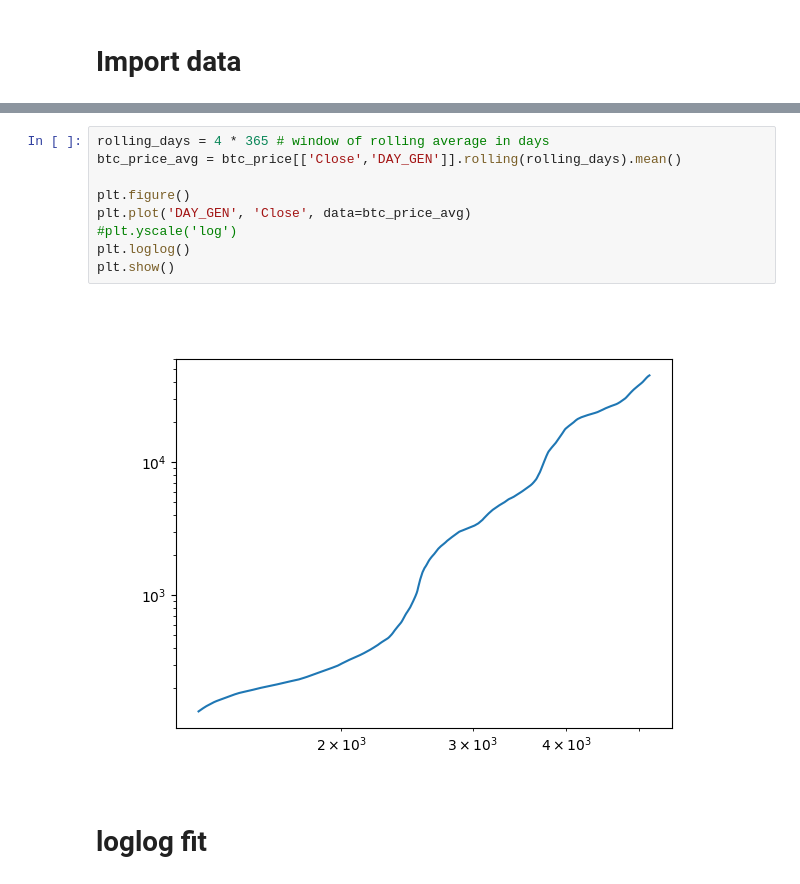
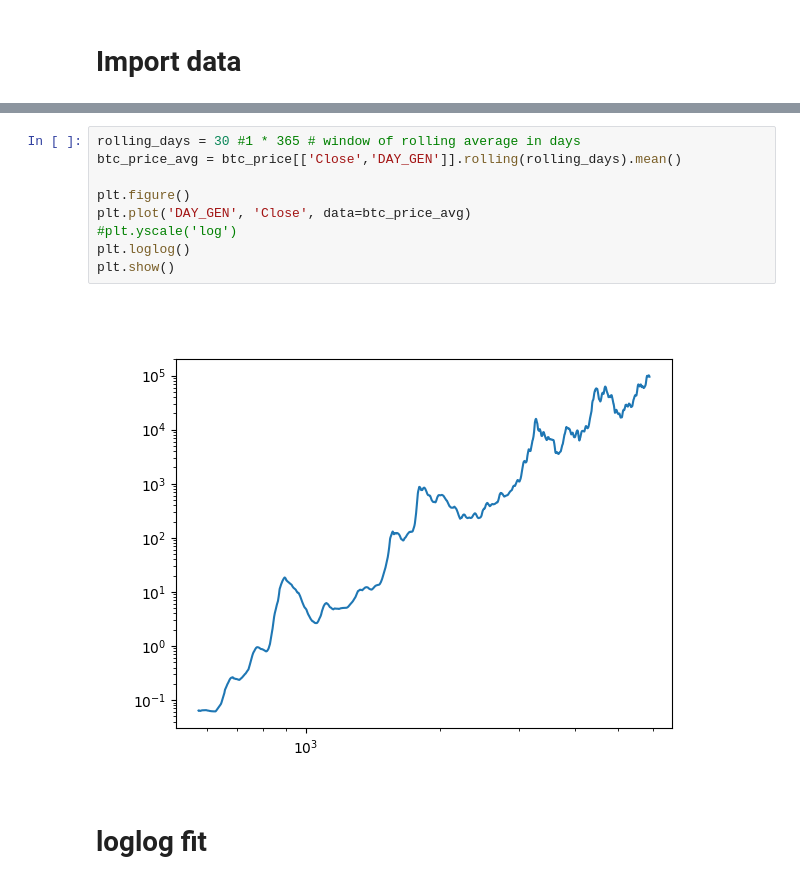
Before and after one commit to tristanbouchet/BTC-price-predict, a Jupyter notebook: btc_fit.ipynb, the cells around one changed output, grey strips where cells are left out. Cells and saved outputs as stored; diff of their text form.

```diff
--- a/btc_fit.ipynb
+++ b/btc_fit.ipynb
@@ -56,14 +58,14 @@ btc_price
 # %%
-rolling_days = 4 * 365 # window of rolling average in days
+rolling_days = 30 #1 * 365 # window of rolling average in days
 btc_price_avg = btc_price[['Close','DAY_GEN']].rolling(rolling_days).mean()
 
 plt.figure()
 plt.plot('DAY_GEN', 'Close', data=btc_price_avg)
 #plt.yscale('log')
 plt.loglog()
 plt.show()
 # %% [output]
-[figure, old version]
+[figure, new version]
 # %% [markdown]
 # loglog fit
 # %%
```
Also changed, not shown: parts of 5 cells of this notebook.
